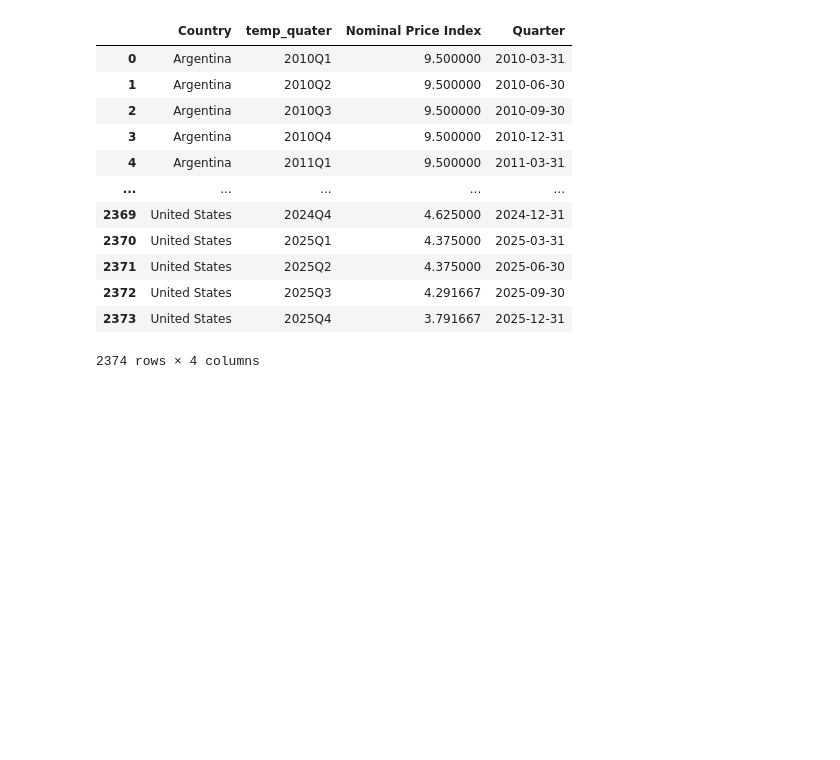
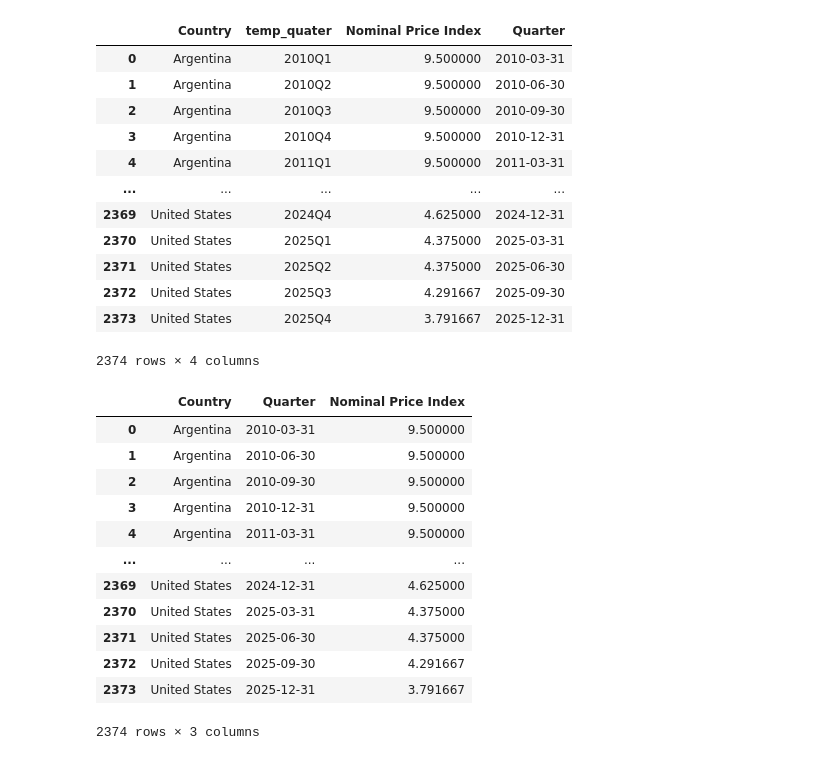
Before and after one commit to SiyanaVel19/Final_project_SU_2026, a Jupyter notebook: Project_housing_2.ipynb, the cells around one changed output. Saved outputs shown, nothing was run; the diff lists cells and outputs as text; code cells hidden in the pictures; blank space fills up the shorter version.

```diff
--- a/Project_housing_2.ipynb
+++ b/Project_housing_2.ipynb
@@ -557,3 +557,22 @@ CBPR_quarterly
 | 2372 | United States | 2025Q3 | 4.291667 | 2025-09-30 |
 | 2373 | United States | 2025Q4 | 3.791667 | 2025-12-31 |
 2374 rows × 4 columns
+# %%
+final_columns = ['Country', 'Quarter', 'Nominal Price Index']
+CBPR_final = CBPR_quarterly[final_columns]
+# %%
+CBPR_final
+# %% [output]
+|  | Country | Quarter | Nominal Price Index |
+| 0 | Argentina | 2010-03-31 | 9.500000 |
+| 1 | Argentina | 2010-06-30 | 9.500000 |
+| 2 | Argentina | 2010-09-30 | 9.500000 |
+| 3 | Argentina | 2010-12-31 | 9.500000 |
+| 4 | Argentina | 2011-03-31 | 9.500000 |
+| ... | ... | ... | ... |
+| 2369 | United States | 2024-12-31 | 4.625000 |
+| 2370 | United States | 2025-03-31 | 4.375000 |
+| 2371 | United States | 2025-06-30 | 4.375000 |
+| 2372 | United States | 2025-09-30 | 4.291667 |
+| 2373 | United States | 2025-12-31 | 3.791667 |
+2374 rows × 3 columns
```
